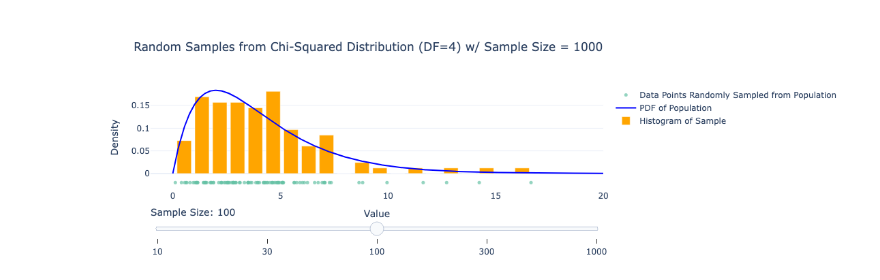
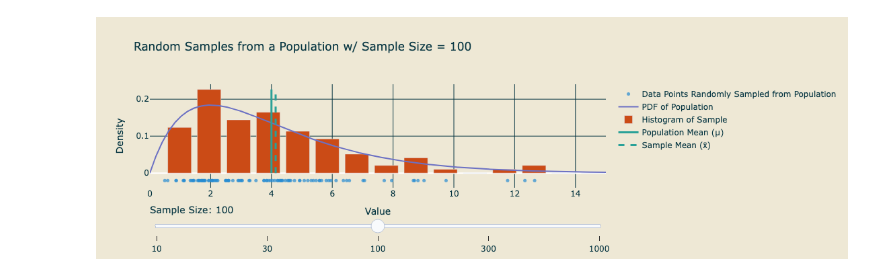
Before and after one commit to mrsoltys/ProbStat.github.io, a Jupyter notebook: Figures/ChiSquaredInteractive.ipynb, the cells around one changed output. Cells and saved outputs as stored; diff of their text form; code cells hidden in the pictures.

Commit message:
Updated ChiSquaredInteractive Figure

```diff
--- a/Figures/ChiSquaredInteractive.ipynb
+++ b/Figures/ChiSquaredInteractive.ipynb
@@ -1,34 +1,24 @@
 # %%
-import numpy as np
-import plotly.graph_objects as go
-import seaborn as sns
-import pandas as pd
-from scipy.stats import chi2
-from matplotlib.colors import to_hex
-
-# Function to generate the interactive Chi-Squared plot
+# Function to generate the interactive Chi-Squared plot with Solarized theme refinements
 def generate_interactive_chi_square_with_swarm():
     # Parameters
     initial_sample_size = 100
     sample_sizes = [10, 30, 100, 300, 1000]  # Slider options
     df = 4  # Fixed degrees of freedom
-    x = np.linspace(0, 20, 500)  # PDF range
+    x = np.linspace(0, 15, 500)  # Adjusted PDF range
+    mu = df  # Population mean for Chi-Squared distribution
 
     # Function to generate data
     def generate_data(sample_size):
         y_pdf = chi2.pdf(x, df=df)
         sample = np.random.chisquare(df=df, size=sample_size)
+        sample_mean = np.mean(sample)  # Sample mean
         hist, bins = np.histogram(sample, bins=20, density=True)
         bin_centers = (bins[:-1] + bins[1:]) / 2
-        return y_pdf, sample, hist, bin_centers
+        return y_pdf, sample, hist, bin_centers, sample_mean
 
     # Initial data
-    y_pdf, sample, hist, bin_centers = generate_data(initial_sample_size)
-
-    # Create a swarm plot using Seaborn
-    sample_df = pd.DataFrame({"Value": sample})
-    sns_colors = sns.color_palette("Set2", 10)
-    swarm_color = to_hex(sns_colors[0])  # Convert Seaborn color to HEX
+    y_pdf, sample, hist, bin_centers, sample_mean = generate_data(initial_sample_size)
 
     # Create figure
     fig = go.Figure()
@@ -38,17 +28,17 @@ def generate_interactive_chi_square_with_swarm():
         x=sample,
         y=np.zeros_like(sample) - 0.02,  # Offset slightly for visibility
         mode='markers',
-        marker=dict(color=swarm_color, size=5, opacity=0.7),
+        marker=dict(color=solarized_blue, size=5, opacity=0.7),
         name="Data Points Randomly Sampled from Population"
     ))
 
-    # Add PDF line
+    # Add PDF line with a new color (Solarized violet)
     fig.add_trace(go.Scatter(
         x=x,
         y=y_pdf,
         mode='lines',
         name="PDF of Population",
-        line=dict(color='blue')
+        line=dict(color=solarized_violet)
     ))
 
     # Add histogram
@@ -56,48 +46,81 @@ def generate_interactive_chi_square_with_swarm():
         x=bin_centers,
         y=hist,
         name="Histogram of Sample",
-        marker=dict(color='orange')
+        marker=dict(color=solarized_orange)
+    ))
+
+    # Determine the max y-value for full y-axis range lines
+    max_y = max(max(y_pdf), max(hist))
+
+    # Add population mean (\mu) indicator (cyan, solid line)
+    fig.add_trace(go.Scatter(
+        x=[mu, mu],
+        y=[0, max_y],
+        mode='lines',
+        name="Population Mean (μ)",
+        line=dict(color=solarized_cyan, dash="solid", width=3)
+    ))
+
+    # Add sample mean (\bar{x}) indicator (cyan, dashed line)
+    fig.add_trace(go.Scatter(
+        x=[sample_mean, sample_mean],
+        y=[0, max_y],
+        mode='lines',
+        name="Sample Mean (x̄)",
+        line=dict(color=solarized_cyan, dash="dash", width=3)
     ))
 
     # Slider steps
     steps = []
     for sample_size in sample_sizes:
-        y_pdf, sample, hist, bin_centers = generate_data(sample_size)
+        y_pdf, sample, hist, bin_centers, sample_mean = generate_data(sample_size)
+        max_y = max(max(y_pdf), max(hist))  # Update max y for each step
         steps.append({
             "label": str(sample_size),
             "method": "update",
             "args": [
                 {
-                    "x": [sample, x, bin_centers],
-                    "y": [np.zeros_like(sample) - 0.02, y_pdf, hist]
+                    "x": [sample, x, bin_centers, [mu, mu], [sample_mean, sample_mean]],
+                    "y": [np.zeros_like(sample) - 0.02, y_pdf, hist, [0, max_y], [0, max_y]]
                 },
                 {
                     "title": f"Random Samples from Chi-Squared Distribution (DF=4) w/ Sample Size = {sample_size}"
                 }
             ]
         })
 
-    # Add layout with slider
+    # Update layout with Solarized theme refinements
     fig.update_layout(
-        title=f"Random Samples from Chi-Squared Distribution (DF=4) w/ Sample Size = {sample_size}",
+        title=f"Random Samples from a Population w/ Sample Size = {initial_sample_size}",
         xaxis_title="Value",
         yaxis_title="Density",
-        template="plotly_white",
+        xaxis=dict(
+            range=[0, 15],
+            title_font=dict(color=solarized_base02),
+            tickfont=dict(color=solarized_base02),
+            gridcolor=solarized_base02  # Make horizontal grid lines base02
+        ),
+        yaxis=dict(
+            title_font=dict(color=solarized_base02),
+            tickfont=dict(color=solarized_base02),
+            gridcolor=solarized_base02  # Make vertical grid lines base02
+        ),
+        plot_bgcolor=solarized_base2,  # Background color set to Solarized base2
+        paper_bgcolor=solarized_base2,
+        font=dict(color=solarized_base02),  # Set all text to Solarized base02
         sliders=[{
             "steps": steps,
             "active": sample_sizes.index(initial_sample_size),
-            "currentvalue": {"prefix": "Sample Size: ", "font": {"size": 14}},
+            "currentvalue": {"prefix": "Sample Size: ", "font": {"size": 14, "color": solarized_base02}},
         }],
         showlegend=True
     )
-
     # Save as HTML
     fig.write_html("chi_squared_interactive.html", include_plotlyjs="cdn")
-
     return fig
 
-# Generate and show the interactive plot
+# Generate and show the improved interactive plot with Solarized styling
 fig = generate_interactive_chi_square_with_swarm()
 fig.show()
 # %% [output]
-[figure, old version]
+[figure, new version]
```
Also changed, not shown: 1 other file.
